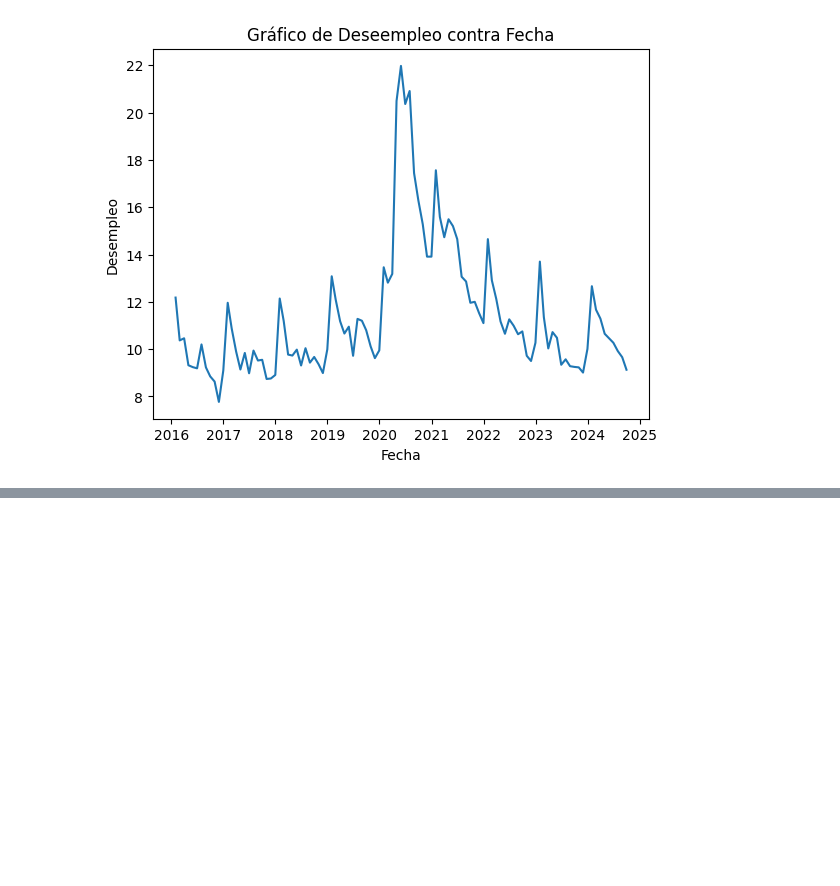
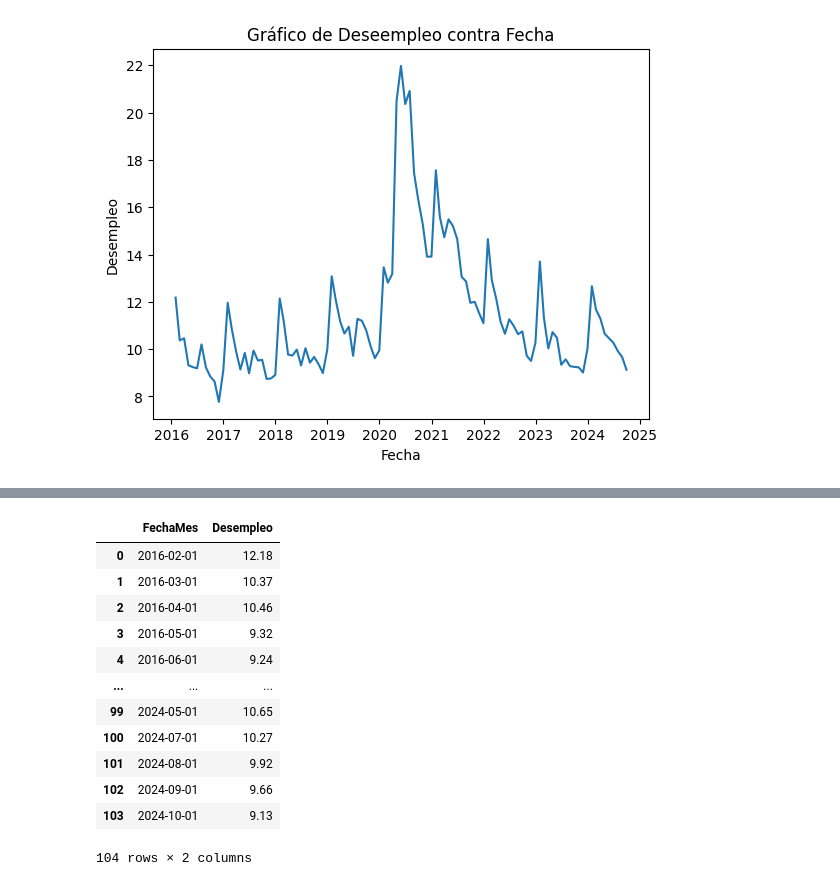
Before and after one commit to jaimereinoso2/SUMIQUIM_PILOTO, a Jupyter notebook: v1/app.ipynb, the cells around one changed output, grey strips where cells are left out. Cells and saved outputs as stored; diff of their text form; code cells hidden in the pictures; blank space fills up the shorter version.

```diff
--- a/v1/app.ipynb
+++ b/v1/app.ipynb
@@ -145,0 +173,17 @@ plt.show()
+# %%
+dfdes['FechaMes'] = (dfdes['FechaMes'] + pd.offsets.MonthBegin(1)).dt.to_period('M').dt.to_timestamp()
+dfdes
+# %% [output]
+|  | FechaMes | Desempleo |
+| 0 | 2016-02-01 | 12.18 |
+| 1 | 2016-03-01 | 10.37 |
+| 2 | 2016-04-01 | 10.46 |
+| 3 | 2016-05-01 | 9.32 |
+| 4 | 2016-06-01 | 9.24 |
+| ... | ... | ... |
+| 99 | 2024-05-01 | 10.65 |
+| 100 | 2024-07-01 | 10.27 |
+| 101 | 2024-08-01 | 9.92 |
+| 102 | 2024-09-01 | 9.66 |
+| 103 | 2024-10-01 | 9.13 |
+104 rows × 2 columns
```
Also changed, not shown: parts of 6 cells of this notebook.
